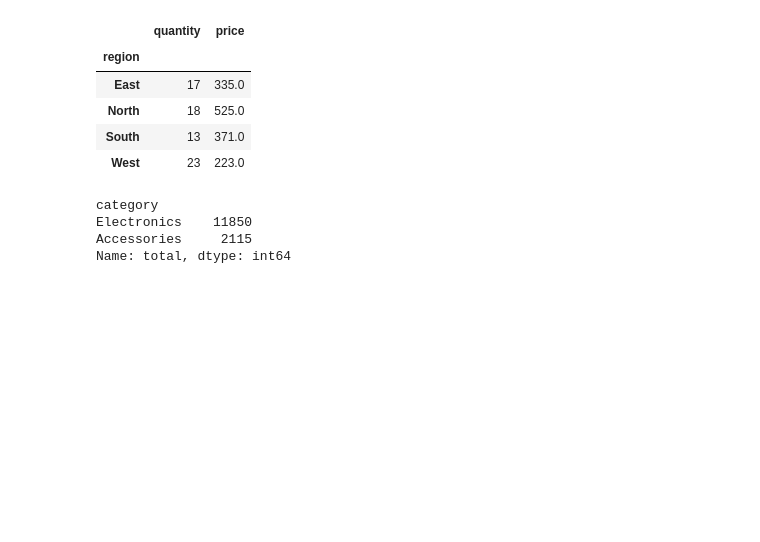
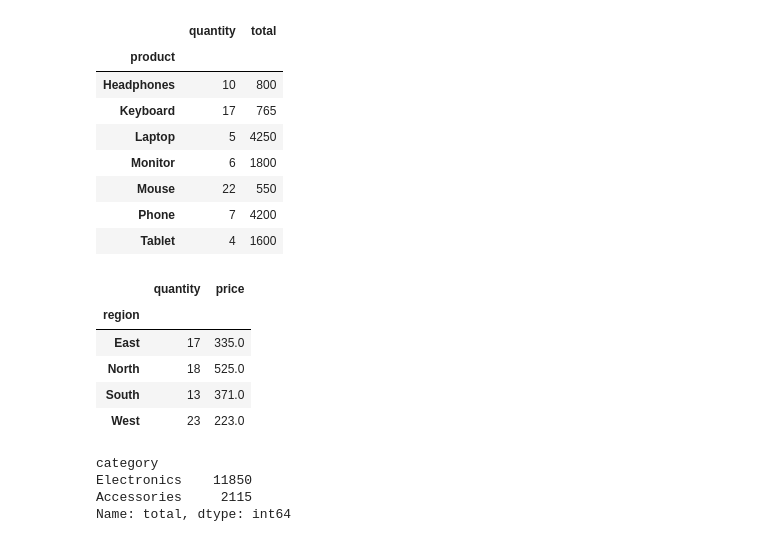
Before and after one commit to ronirgp/pandas-sales-analysis, a Jupyter notebook: notebooks/sales_analysis.ipynb, the cells around one changed output. Cells and saved outputs as stored; diff of their text form; code cells hidden in the pictures; blank space fills up the shorter version.

Commit message:
Add product quantity and revenue analysis

```diff
--- a/notebooks/sales_analysis.ipynb
+++ b/notebooks/sales_analysis.ipynb
@@ -1,6 +1,20 @@
 # %%
 import pandas as pd
 df = pd.read_csv(r"C:\Users\Ronal\OneDrive\Desktop\pandas-sales-analysis\data\sales.csv")
+# %%
+
+df["total"] = df["quantity"] * df["price"]
+df.groupby("product").agg({"quantity": "sum", "total": "sum" })
+# %% [output]
+|  | quantity | total |
+| product |  |  |
+| Headphones | 10 | 800 |
+| Keyboard | 17 | 765 |
+| Laptop | 5 | 4250 |
+| Monitor | 6 | 1800 |
+| Mouse | 22 | 550 |
+| Phone | 7 | 4200 |
+| Tablet | 4 | 1600 |
 # %%
 df["total"] = df["quantity"] * df["price"]
 df.groupby("region").agg({
```
Also changed, not shown: 1 other file.
